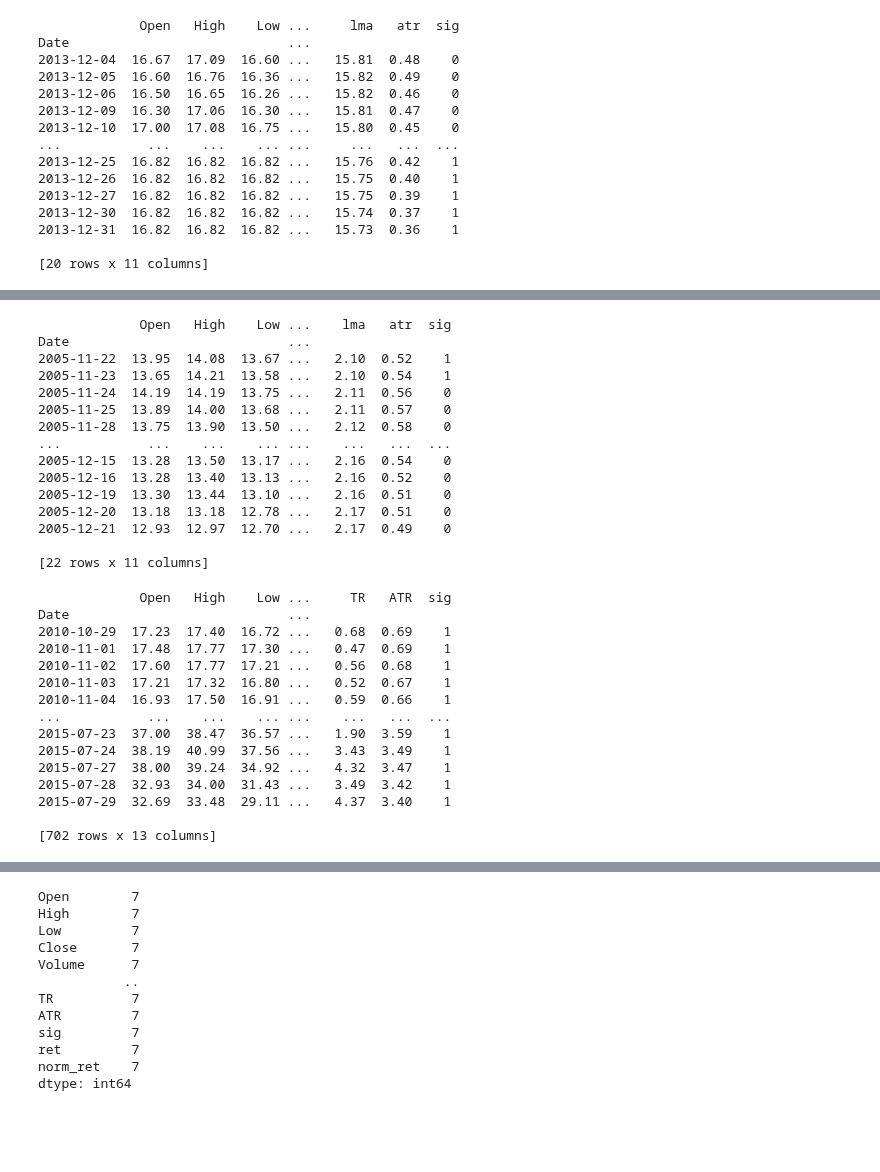
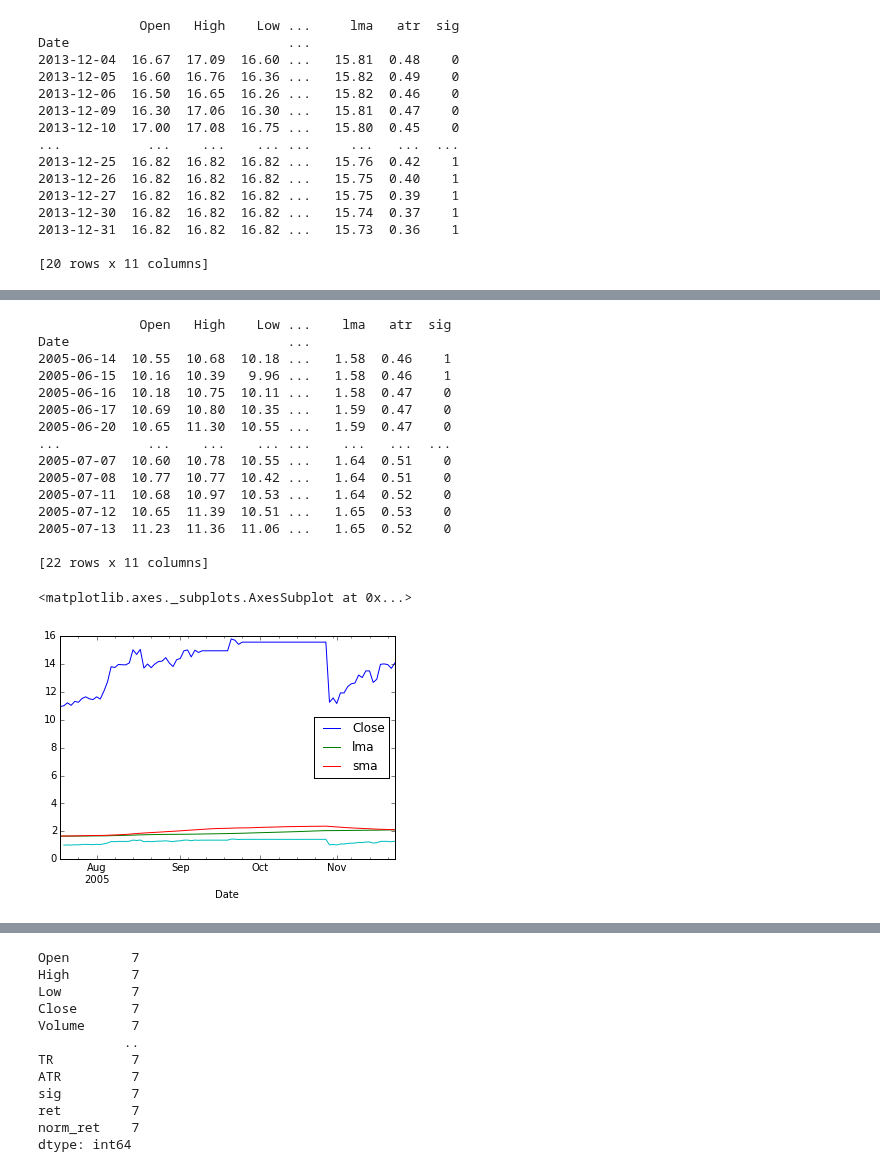
Before and after one commit to belmount/tmpy, a Jupyter notebook: khsw.ipynb, the cells around one changed output, grey strips where cells are left out. Cells and saved outputs as stored; diff of their text form; code cells hidden in the pictures; blank space fills up the shorter version.

```diff
--- a/khsw.ipynb
+++ b/khsw.ipynb
@@ -109,39 +122,21 @@ Length: 15, Freq: None, Timezone: None
 exit_days = data[data.sig < data.sig.shift()].index
 exit_days[1]
 
-i = data.index.get_loc(exit_days[1])
+i = data.index.get_loc(exit_days[0])
 data[i-2 :i + 20]
 # %% [output]
              Open   High    Low ...    lma   atr  sig
 Date                            ...
-2005-11-22  13.95  14.08  13.67 ...   2.10  0.52    1
-2005-11-23  13.65  14.21  13.58 ...   2.10  0.54    1
-2005-11-24  14.19  14.19  13.75 ...   2.11  0.56    0
-2005-11-25  13.89  14.00  13.68 ...   2.11  0.57    0
-2005-11-28  13.75  13.90  13.50 ...   2.12  0.58    0
+2005-06-14  10.55  10.68  10.18 ...   1.58  0.46    1
+2005-06-15  10.16  10.39   9.96 ...   1.58  0.46    1
+2005-06-16  10.18  10.75  10.11 ...   1.58  0.47    0
+2005-06-17  10.69  10.80  10.35 ...   1.59  0.47    0
+2005-06-20  10.65  11.30  10.55 ...   1.59  0.47    0
 ...           ...    ...    ... ...    ...   ...  ...
-2005-12-15  13.28  13.50  13.17 ...   2.16  0.54    0
-2005-12-16  13.28  13.40  13.13 ...   2.16  0.52    0
-2005-12-19  13.30  13.44  13.10 ...   2.16  0.51    0
-2005-12-20  13.18  13.18  12.78 ...   2.17  0.51    0
-2005-12-21  12.93  12.97  12.70 ...   2.17  0.49    0
+2005-07-07  10.60  10.78  10.55 ...   1.64  0.51    0
+2005-07-08  10.77  10.77  10.42 ...   1.64  0.51    0
+2005-07-11  10.68  10.97  10.53 ...   1.64  0.52    0
+2005-07-12  10.65  11.39  10.51 ...   1.65  0.53    0
+2005-07-13  11.23  11.36  11.06 ...   1.65  0.52    0
 
 [22 rows x 11 columns]
-# %%
-vkhsw.loc[vkhsw.sig==1]
-# %% [output]
-             Open   High    Low ...     TR   ATR  sig
-Date                            ...
-2010-10-29  17.23  17.40  16.72 ...   0.68  0.69    1
-2010-11-01  17.48  17.77  17.30 ...   0.47  0.69    1
-2010-11-02  17.60  17.77  17.21 ...   0.56  0.68    1
-2010-11-03  17.21  17.32  16.80 ...   0.52  0.67    1
-2010-11-04  16.93  17.50  16.91 ...   0.59  0.66    1
-...           ...    ...    ... ...    ...   ...  ...
-2015-07-23  37.00  38.47  36.57 ...   1.90  3.59    1
-2015-07-24  38.19  40.99  37.56 ...   3.43  3.49    1
-2015-07-27  38.00  39.24  34.92 ...   4.32  3.47    1
-2015-07-28  32.93  34.00  31.43 ...   3.49  3.42    1
-2015-07-29  32.69  33.48  29.11 ...   4.37  3.40    1
-
-[702 rows x 13 columns]
@@ -152,0 +143,28 @@ vkhsw['norm_ret'] = (vkhsw.change +1).cumprod()
+# %%
+from datetime import timedelta
+def get_trans(data, index, entry_days, exit_days):
+    start_date = entry_days[index]
+    end_date = exit_days[index]
+    if start_date > end_date and index < len(exit_days)-1:
+        end_date = exit_days[index + 1]
+    elif start_date > end_date:
+        end_date = data.index[-1]
+
+    end_date = end_date - timedelta(days=1)
+    return data[start_date : end_date ].copy()
+
+#print(entry_days[0], exit_days[0])
+#entry_days[0] > exit_days[0]
+get_trans(data, 0, entry_days, exit_days)
+
+
+trans_1 = get_trans(data, 0, entry_days, exit_days)
+price_change = trans_1['Adj Close'].pct_change()
+ret = ( price_change + 1).cumprod()
+trans_1[['Close', 'lma', 'sma']].plot()
+ret.plot()
+
+# and ax2 is in the lower row
+# %% [output]
+<matplotlib.axes._subplots.AxesSubplot at 0x...>
+[figure, added]
```
Also changed, not shown: parts of 10 cells of this notebook.
